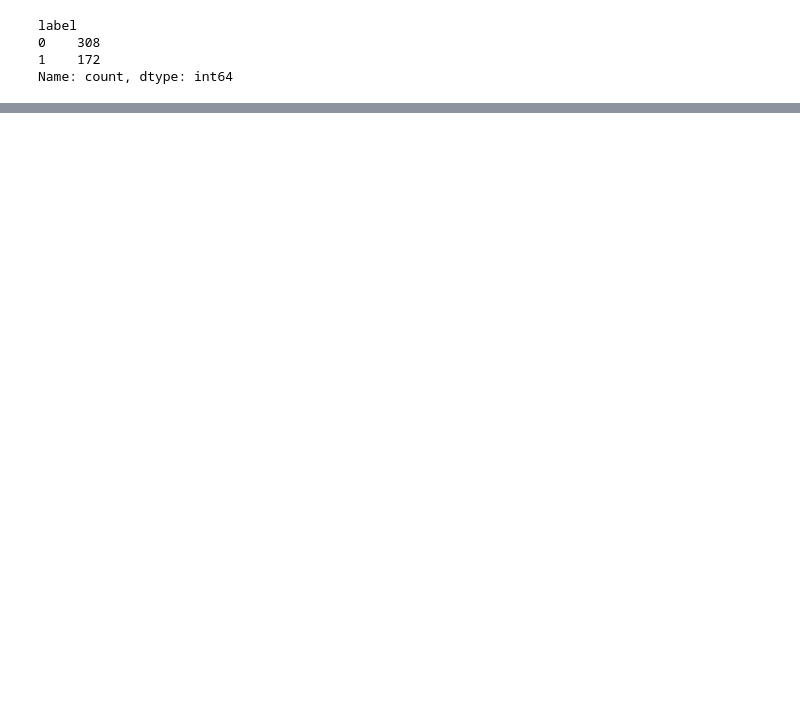
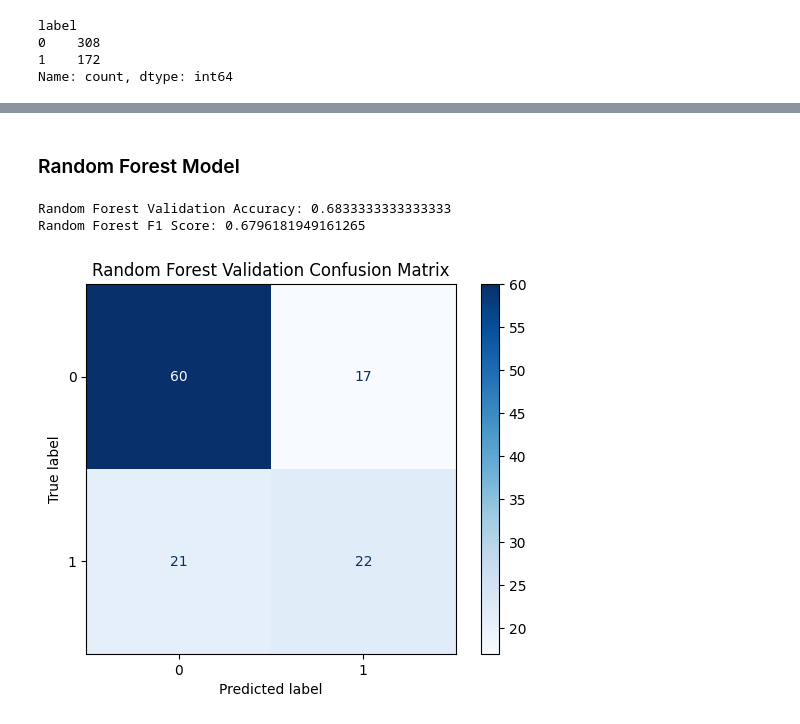
Before and after one commit to AI-Moguls/Week8_AI_For_SoftwareEngineering-, a Jupyter notebook: index.ipynb, the cells around one changed output, grey strips where cells are left out. Cells and saved outputs as stored; diff of their text form; code cells hidden in the pictures; blank space fills up the shorter version.

```diff
--- a/index.ipynb
+++ b/index.ipynb
@@ -591,0 +607,29 @@ print(np.unique(y_val_pred, return_counts=True))
+# %% [markdown]
+### Random Forest Model
+# %%
+# (Optional) Use SMOTE for class balance
+from imblearn.over_sampling import SMOTE
+smote = SMOTE(random_state=42)
+X_train_rf, y_train_rf = smote.fit_resample(X_train, y_train)
+
+# Train Random Forest
+rf = RandomForestClassifier(n_estimators=100, random_state=42, n_jobs=-1)
+rf.fit(X_train_rf, y_train_rf)
+
+# Predict on validation set
+y_val_pred_rf = rf.predict(X_val)
+
+# Evaluate
+print("Random Forest Validation Accuracy:", accuracy_score(y_val, y_val_pred_rf))
+print("Random Forest F1 Score:", f1_score(y_val, y_val_pred_rf, average='weighted'))
+
+# Confusion Matrix
+cm = confusion_matrix(y_val, y_val_pred_rf)
+disp = ConfusionMatrixDisplay(confusion_matrix=cm)
+disp.plot(cmap='Blues')
+plt.title('Random Forest Validation Confusion Matrix')
+plt.show()
+# %% [output]
+Random Forest Validation Accuracy: 0.6833333333333333
+Random Forest F1 Score: 0.6796181949161265
+[figure, added]
```
Also changed, not shown: parts of 12 cells of this notebook.
